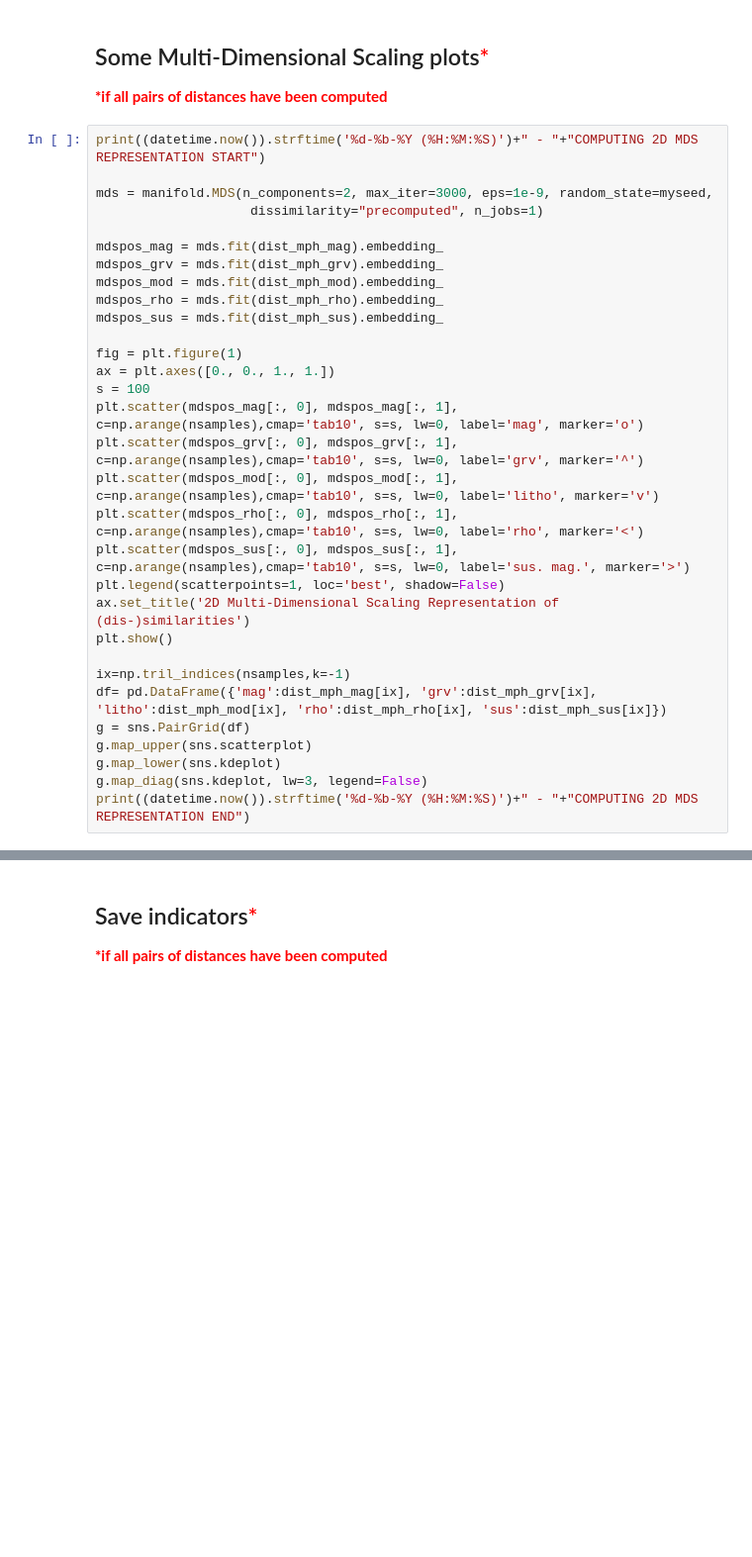
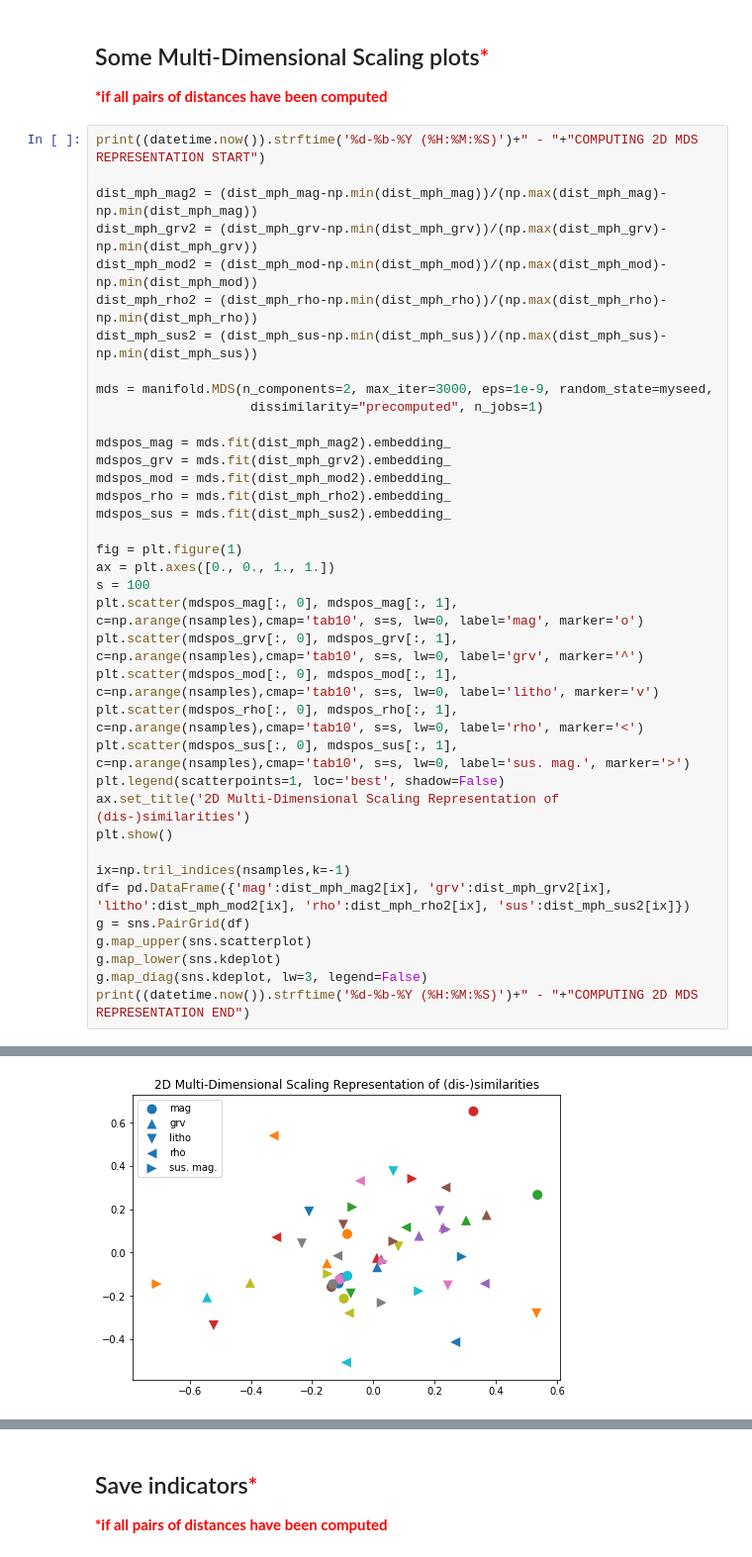
Before and after one commit to Loop3D/loopUI, a Jupyter notebook: nbk-mph.ipynb, the cells around one changed output, grey strips where cells are left out. Shown: that part at 99% size. Cells and saved outputs as stored; diff of their text form; blank space fills up the shorter version.

```diff
--- a/nbk-mph.ipynb
+++ b/nbk-mph.ipynb
@@ -152,15 +187,21 @@ print((datetime.now()).strftime('%d-%b-%Y (%H:%M:%S)')+" - "+"COMPUTING MULTIPLE
 <span style='color:red'>**\*if all pairs of distances have been computed** </span>
 # %%
 print((datetime.now()).strftime('%d-%b-%Y (%H:%M:%S)')+" - "+"COMPUTING 2D MDS REPRESENTATION START")
+
+dist_mph_mag2 = (dist_mph_mag-np.min(dist_mph_mag))/(np.max(dist_mph_mag)-np.min(dist_mph_mag))
+dist_mph_grv2 = (dist_mph_grv-np.min(dist_mph_grv))/(np.max(dist_mph_grv)-np.min(dist_mph_grv))
+dist_mph_mod2 = (dist_mph_mod-np.min(dist_mph_mod))/(np.max(dist_mph_mod)-np.min(dist_mph_mod))
+dist_mph_rho2 = (dist_mph_rho-np.min(dist_mph_rho))/(np.max(dist_mph_rho)-np.min(dist_mph_rho))
+dist_mph_sus2 = (dist_mph_sus-np.min(dist_mph_sus))/(np.max(dist_mph_sus)-np.min(dist_mph_sus))
 
 mds = manifold.MDS(n_components=2, max_iter=3000, eps=1e-9, random_state=myseed,
                     dissimilarity="precomputed", n_jobs=1)
 
-mdspos_mag = mds.fit(dist_mph_mag).embedding_
-mdspos_grv = mds.fit(dist_mph_grv).embedding_
-mdspos_mod = mds.fit(dist_mph_mod).embedding_
-mdspos_rho = mds.fit(dist_mph_rho).embedding_
-mdspos_sus = mds.fit(dist_mph_sus).embedding_
+mdspos_mag = mds.fit(dist_mph_mag2).embedding_
+mdspos_grv = mds.fit(dist_mph_grv2).embedding_
+mdspos_mod = mds.fit(dist_mph_mod2).embedding_
+mdspos_rho = mds.fit(dist_mph_rho2).embedding_
+mdspos_sus = mds.fit(dist_mph_sus2).embedding_
 
 fig = plt.figure(1)
 ax = plt.axes([0., 0., 1., 1.])
@@ -175,9 +216,10 @@ ax.set_title('2D Multi-Dimensional Scaling Representation of (dis-)similarities'
 plt.show()
 
 ix=np.tril_indices(nsamples,k=-1)
-df= pd.DataFrame({'mag':dist_mph_mag[ix], 'grv':dist_mph_grv[ix], 'litho':dist_mph_mod[ix], 'rho':dist_mph_rho[ix], 'sus':dist_mph_sus[ix]})
+df= pd.DataFrame({'mag':dist_mph_mag2[ix], 'grv':dist_mph_grv2[ix], 'litho':dist_mph_mod2[ix], 'rho':dist_mph_rho2[ix], 'sus':dist_mph_sus2[ix]})
 g = sns.PairGrid(df)
 g.map_upper(sns.scatterplot)
 g.map_lower(sns.kdeplot)
 g.map_diag(sns.kdeplot, lw=3, legend=False)
 print((datetime.now()).strftime('%d-%b-%Y (%H:%M:%S)')+" - "+"COMPUTING 2D MDS REPRESENTATION END")
+# %% [output]
@@ -183,0 +227 @@ print((datetime.now()).strftime('%d-%b-%Y (%H:%M:%S)')+" - "+"COMPUTING 2D MDS R
+[figure, added]
```
Also changed, not shown: parts of 9 cells of this notebook, 7 other files.
